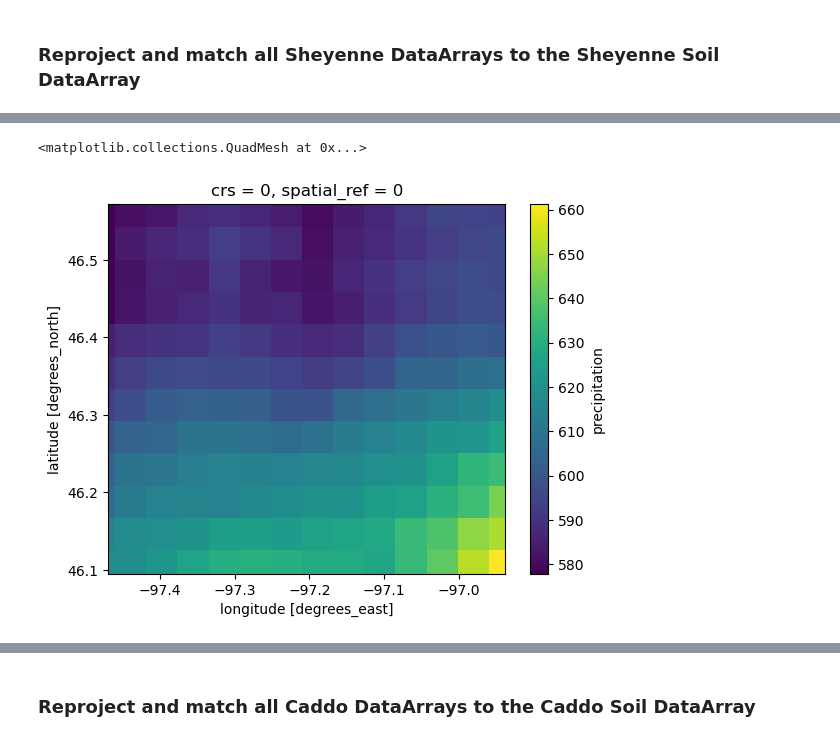
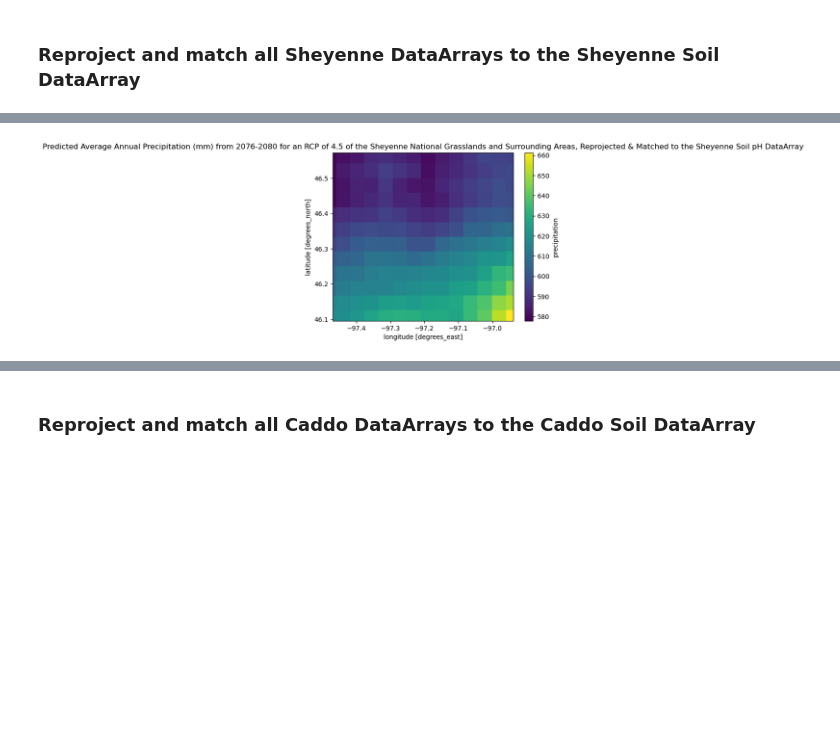
Before and after one commit to hanried/habitat-suitability, a Jupyter notebook: notebooks/04-habitat-suitability-harmonize.ipynb, the cells around one changed output, grey strips where cells are left out. Drawn from its saved outputs; the diff is of its cells as text; code cells hidden in the pictures; blank space fills up the shorter version.

```diff
--- a/notebooks/04-habitat-suitability-harmonize.ipynb
+++ b/notebooks/04-habitat-suitability-harmonize.ipynb
@@ -32,11 +35,15 @@ sheyenne_aspect_matched_da.plot()
 # %%
 # Reproject and match sheyenne_45_annual_precip_da to the sheyenne_soil_ph_da
 sheyenne_45_annual_precip_matched_da = (sheyenne_45_annual_precip_da
                                         .rio.reproject_match(sheyenne_soil_ph_da))
 sheyenne_45_annual_precip_matched_da.plot()
+
+plt.title('Predicted Average Annual Precipitation (mm) from 2076-2080 '
+          'for an RCP of 4.5 of the Sheyenne National Grasslands and '
+          'Surrounding Areas, Reprojected & Matched to the Sheyenne Soil pH DataArray')
+plt.show()
 # %% [output]
-<matplotlib.collections.QuadMesh at 0x...>
-[figure, old version]
+[figure, new version]
 # %%
 # Reproject and match sheyenne_85_annual_precip_da to the sheyenne_soil_ph_da
 sheyenne_85_annual_precip_matched_da = (sheyenne_85_annual_precip_da
```
Also changed, not shown: parts of 10 cells of this notebook.
